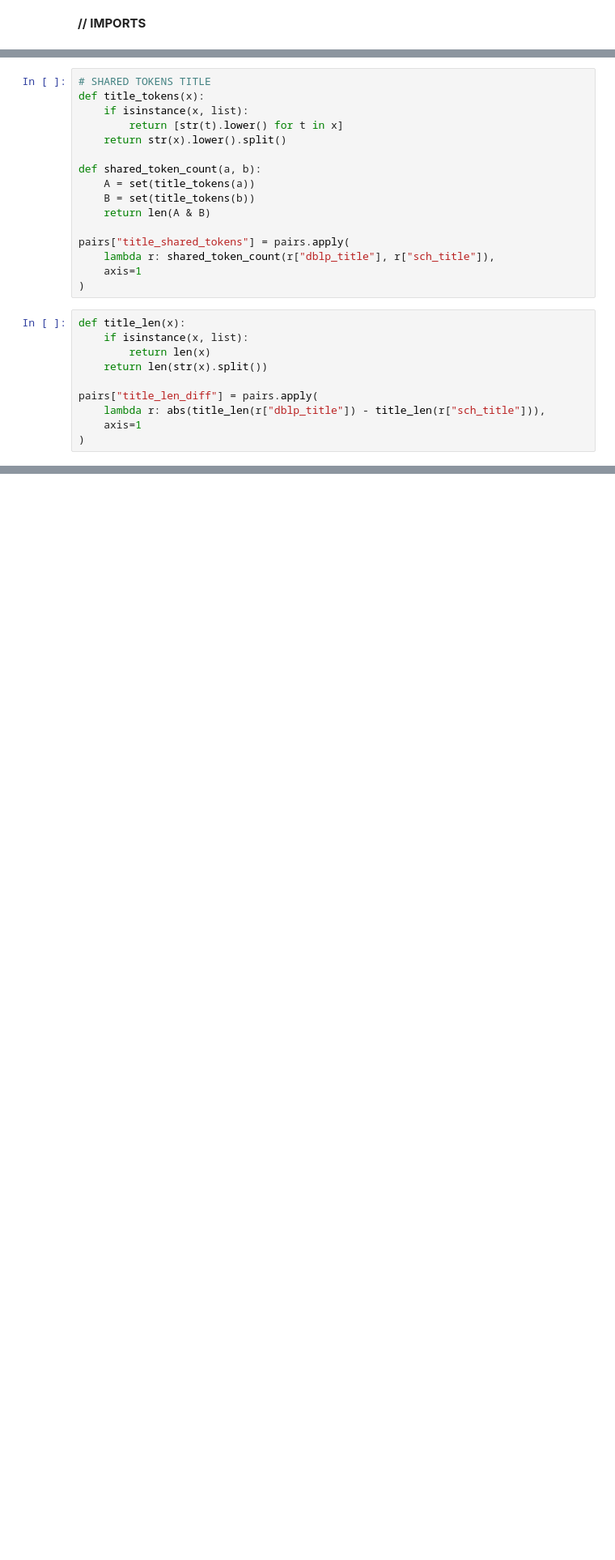
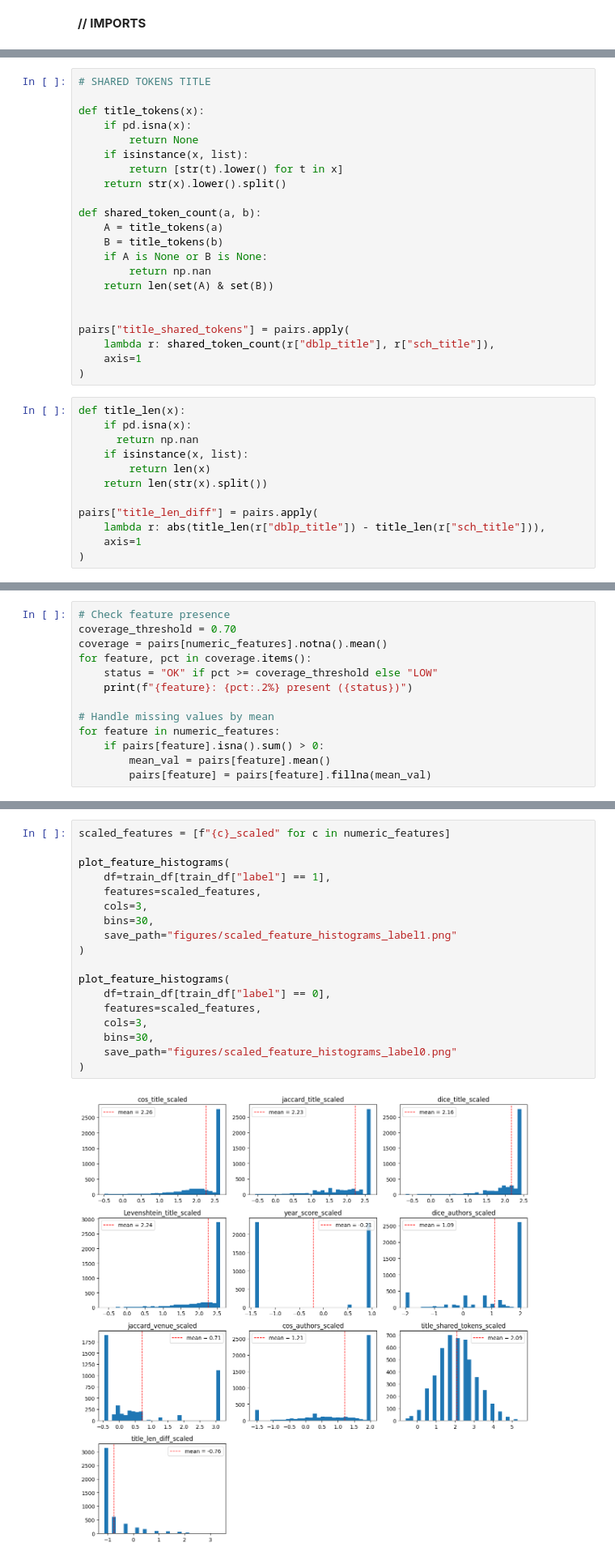
Before and after one commit to laiarodrigo/DILA, a Jupyter notebook: task_02/02_feature_vector_and_ML_model.ipynb, the cells around one changed output, grey strips where cells are left out. Shown at 81% size. Drawn from its saved outputs; the diff is of its cells as text; blank space fills up the shorter version.

```diff
--- a/task_02/02_feature_vector_and_ML_model.ipynb
+++ b/task_02/02_feature_vector_and_ML_model.ipynb
@@ -69,14 +91,20 @@ pairs["cos_authors"] = 1 - cos_dist
 # %%
 # SHARED TOKENS TITLE
+
 def title_tokens(x):
+    if pd.isna(x):
+        return None
     if isinstance(x, list):
         return [str(t).lower() for t in x]
     return str(x).lower().split()
 
 def shared_token_count(a, b):
-    A = set(title_tokens(a))
-    B = set(title_tokens(b))
-    return len(A & B)
+    A = title_tokens(a)
+    B = title_tokens(b)
+    if A is None or B is None:
+        return np.nan
+    return len(set(A) & set(B))
+
 
 pairs["title_shared_tokens"] = pairs.apply(
     lambda r: shared_token_count(r["dblp_title"], r["sch_title"]),
@@ -84,6 +112,8 @@ pairs["title_shared_tokens"] = pairs.apply(
 )
 # %%
 def title_len(x):
+    if pd.isna(x):
+      return np.nan
     if isinstance(x, list):
         return len(x)
     return len(str(x).split())
@@ -108,0 +180,13 @@ Handle missing values, drop duplicates, and scale numeric features for model-rea
+# %%
+# Check feature presence
+coverage_threshold = 0.70
+coverage = pairs[numeric_features].notna().mean()
+for feature, pct in coverage.items():
+    status = "OK" if pct >= coverage_threshold else "LOW"
+    print(f"{feature}: {pct:.2%} present ({status})")
+
+# Handle missing values by mean
+for feature in numeric_features:
+    if pairs[feature].isna().sum() > 0:
+        mean_val = pairs[feature].mean()
+        pairs[feature] = pairs[feature].fillna(mean_val)
@@ -142,0 +280,20 @@ train_df.head()
+# %%
+scaled_features = [f"{c}_scaled" for c in numeric_features]
+
+plot_feature_histograms(
+    df=train_df[train_df["label"] == 1],
+    features=scaled_features,
+    cols=3,
+    bins=30,
+    save_path="figures/scaled_feature_histograms_label1.png"
+)
+
+plot_feature_histograms(
+    df=train_df[train_df["label"] == 0],
+    features=scaled_features,
+    cols=3,
+    bins=30,
+    save_path="figures/scaled_feature_histograms_label0.png"
+)
+# %% [output]
+[figure, added]
```
Also changed, not shown: parts of 25 cells of this notebook, 5 other files.
